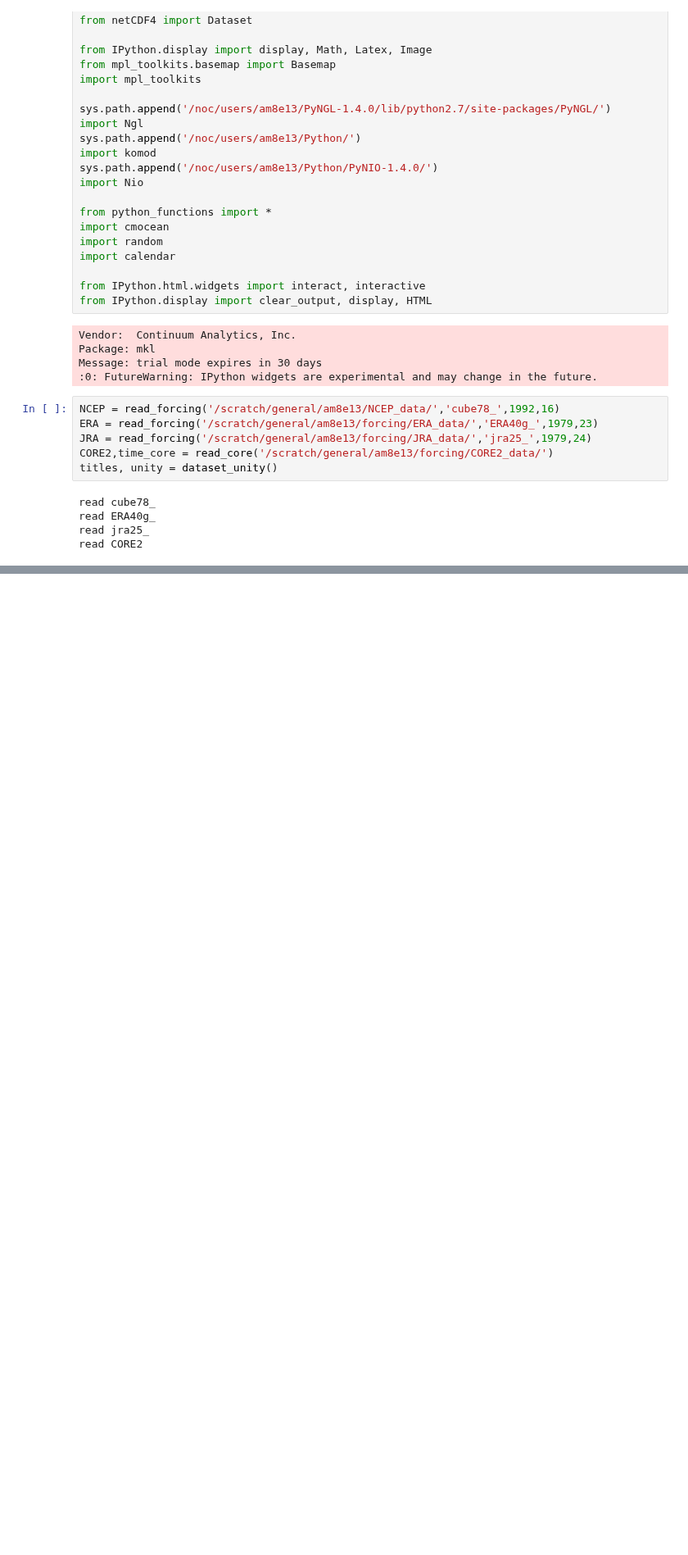
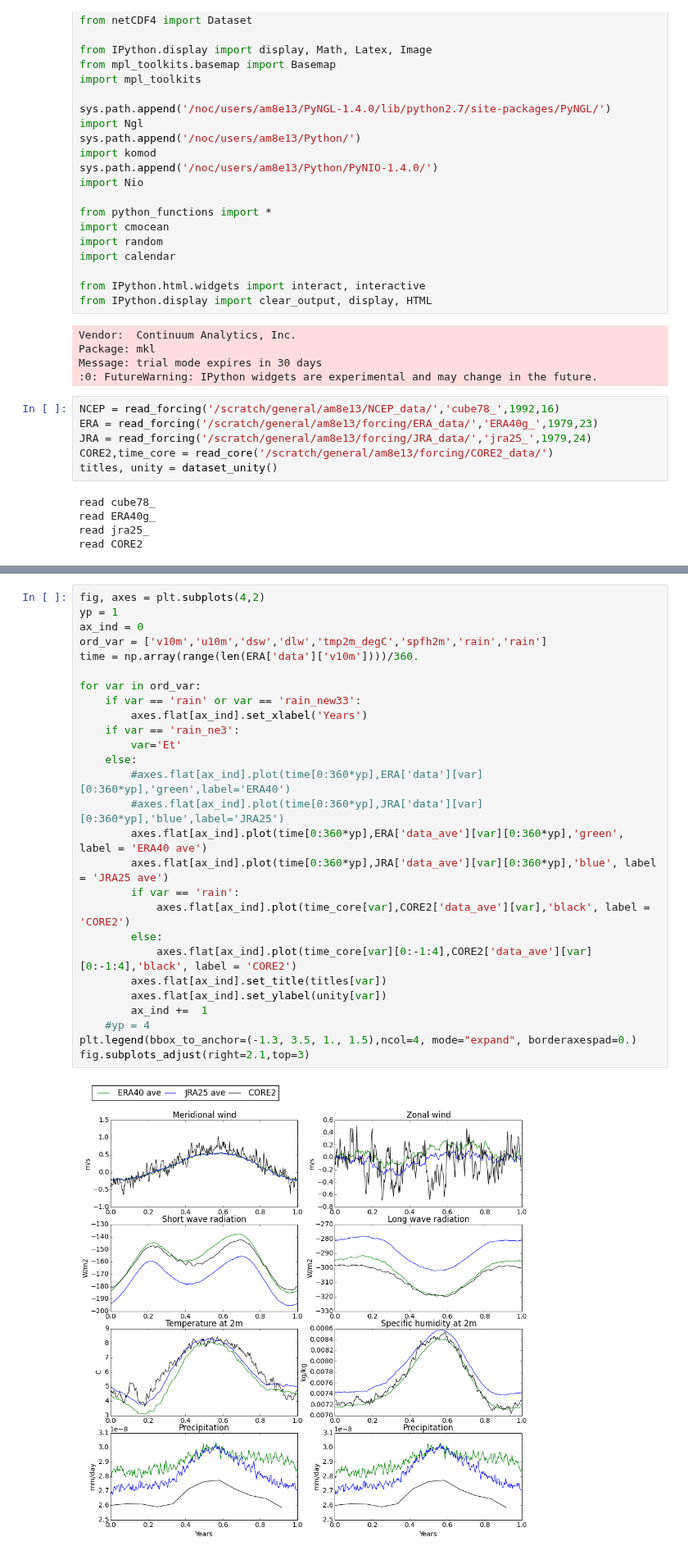
Before and after one commit to AlessandroMozzato/notebooks, a Jupyter notebook: Forcing_datasets.ipynb, the cells around one changed output, grey strips where cells are left out. Shown at 82% size. Saved outputs shown, nothing was run; the diff lists cells and outputs as text; blank space fills up the shorter version.

```diff
--- a/Forcing_datasets.ipynb
+++ b/Forcing_datasets.ipynb
@@ -82,3 +100,32 @@ fig.subplots_adjust(right=2.1,top=2.4)
+# %%
+fig, axes = plt.subplots(4,2)
+yp = 1
+ax_ind = 0
+ord_var = ['v10m','u10m','dsw','dlw','tmp2m_degC','spfh2m','rain','rain']
+time = np.array(range(len(ERA['data']['v10m'])))/360.
+
+for var in ord_var:
+    if var == 'rain' or var == 'rain_new33':
+        axes.flat[ax_ind].set_xlabel('Years')
+    if var == 'rain_ne3':
+        var='Et'
+    else:
+        #axes.flat[ax_ind].plot(time[0:360*yp],ERA['data'][var][0:360*yp],'green',label='ERA40')
+        #axes.flat[ax_ind].plot(time[0:360*yp],JRA['data'][var][0:360*yp],'blue',label='JRA25')
+        axes.flat[ax_ind].plot(time[0:360*yp],ERA['data_ave'][var][0:360*yp],'green', label = 'ERA40 ave')
+        axes.flat[ax_ind].plot(time[0:360*yp],JRA['data_ave'][var][0:360*yp],'blue', label = 'JRA25 ave')
+        if var == 'rain':
+            axes.flat[ax_ind].plot(time_core[var],CORE2['data_ave'][var],'black', label = 'CORE2')
+        else:
+            axes.flat[ax_ind].plot(time_core[var][0:-1:4],CORE2['data_ave'][var][0:-1:4],'black', label = 'CORE2')
+        axes.flat[ax_ind].set_title(titles[var])
+        axes.flat[ax_ind].set_ylabel(unity[var])
+        ax_ind +=  1
+    #yp = 4
+plt.legend(bbox_to_anchor=(-1.3, 3.5, 1., 1.5),ncol=4, mode="expand", borderaxespad=0.)
+fig.subplots_adjust(right=2.1,top=3)
+# %% [output]
+[figure, added]
 # %%
 fig, axes = plt.subplots(2,3)
 yp =1
```
Also changed, not shown: parts of 3 cells of this notebook, 1 other file.
